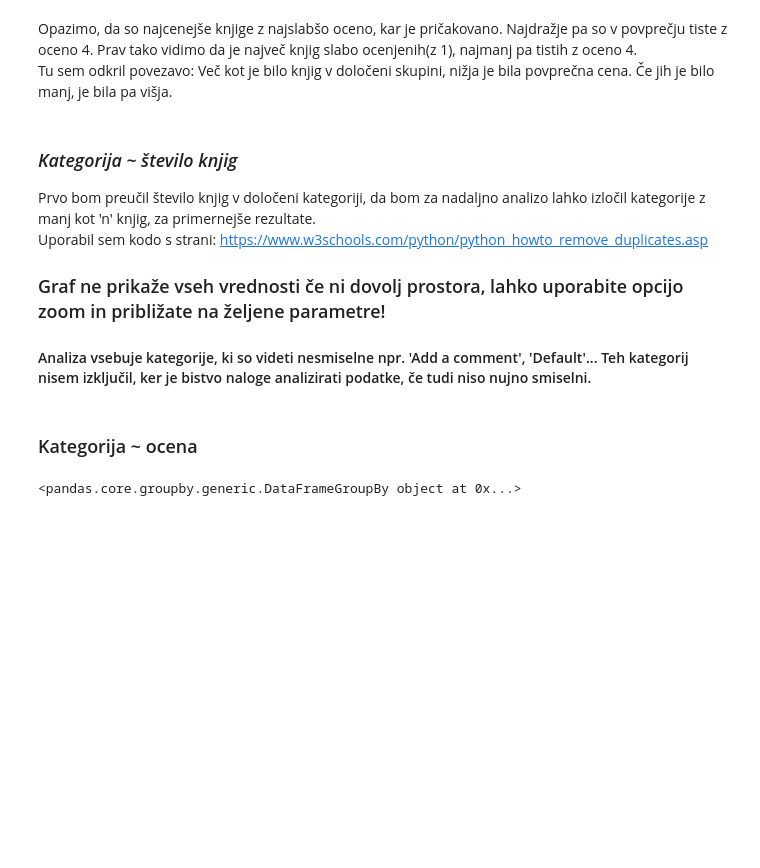
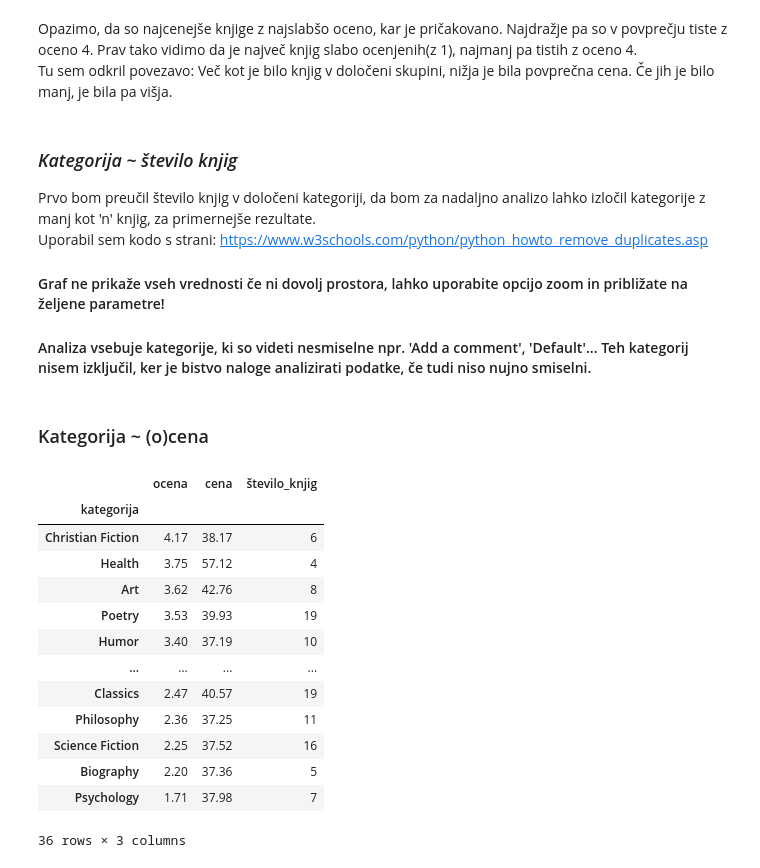
Before and after one commit to alanmarinic/Programiranje1-projektna, a Jupyter notebook: analiza.ipynb, the cells around one changed output. Saved outputs shown, nothing was run; the diff lists cells and outputs as text; code cells hidden in the pictures; blank space fills up the shorter version.

```diff
--- a/analiza.ipynb
+++ b/analiza.ipynb
@@ -6,7 +6,7 @@ import pandas as pd
 import plotly.graph_objs as go
 
 knjige = pd.read_csv('obdelani-podatki/knjige_c.csv', index_col='id')
-pd.options.display.max_rows = 10
+pd.options.display.max_rows = 15
 # %% [markdown]
 ### *Ocena ~ cena*
 Prvo bom knjige razdelil v skupine po ocenah, in preveril ali imajo bolje ocenjene knjige v povprečju dražjo ceno.
@@ -44,7 +44,7 @@ Prvo bom preučil število knjig v določeni kategoriji, da bom za nadaljno anal
 <br>
 Uporabil sem kodo s strani: https://www.w3schools.com/python/python_howto_remove_duplicates.asp
 <br>
-### Graf ne prikaže vseh vrednosti če ni dovolj prostora, lahko uporabite opcijo zoom in približate na željene parametre!
+#### Graf ne prikaže vseh vrednosti če ni dovolj prostora, lahko uporabite opcijo zoom in približate na željene parametre!
 #### Analiza vsebuje kategorije, ki so videti nesmiselne npr. 'Add a comment', 'Default'... Teh kategorij nisem izključil, ker je bistvo naloge analizirati podatke, če tudi niso nujno smiselni.
 # %%
 knjige_po_kategorijah = knjige.groupby('kategorija')
@@ -88,7 +90,24 @@ fig_2 = go.Figure(
 fig_2
 # %% [markdown]
-### Kategorija ~ ocena
+### Kategorija ~ (o)cena
-# %%
-knjige_po_kategorijah
-# %% [output]
-<pandas.core.groupby.generic.DataFrameGroupBy object at 0x...>
+# %%
+df_kat = round(knjige_po_kategorijah.mean(), 2)
+df_kat['število_knjig'] = knjige_po_kategorijah.size()
+df_kat = df_kat[df_kat.število_knjig > 3]
+# V primeru da imata dve kategoriji enako povprečno oceno je boljša, tista ki ima več knjig
+df_kat.sort_values(['ocena', 'število_knjig'], ascending=[False, False])
+# %% [output]
+|  | ocena | cena | število_knjig |
+| kategorija |  |  |  |
+| Christian Fiction | 4.17 | 38.17 | 6 |
+| Health | 3.75 | 57.12 | 4 |
+| Art | 3.62 | 42.76 | 8 |
+| Poetry | 3.53 | 39.93 | 19 |
+| Humor | 3.40 | 37.19 | 10 |
+| ... | ... | ... | ... |
+| Classics | 2.47 | 40.57 | 19 |
+| Philosophy | 2.36 | 37.25 | 11 |
+| Science Fiction | 2.25 | 37.52 | 16 |
+| Biography | 2.20 | 37.36 | 5 |
+| Psychology | 1.71 | 37.98 | 7 |
+36 rows × 3 columns
```
Also changed, not shown: parts of 7 cells of this notebook, 1 other file.
